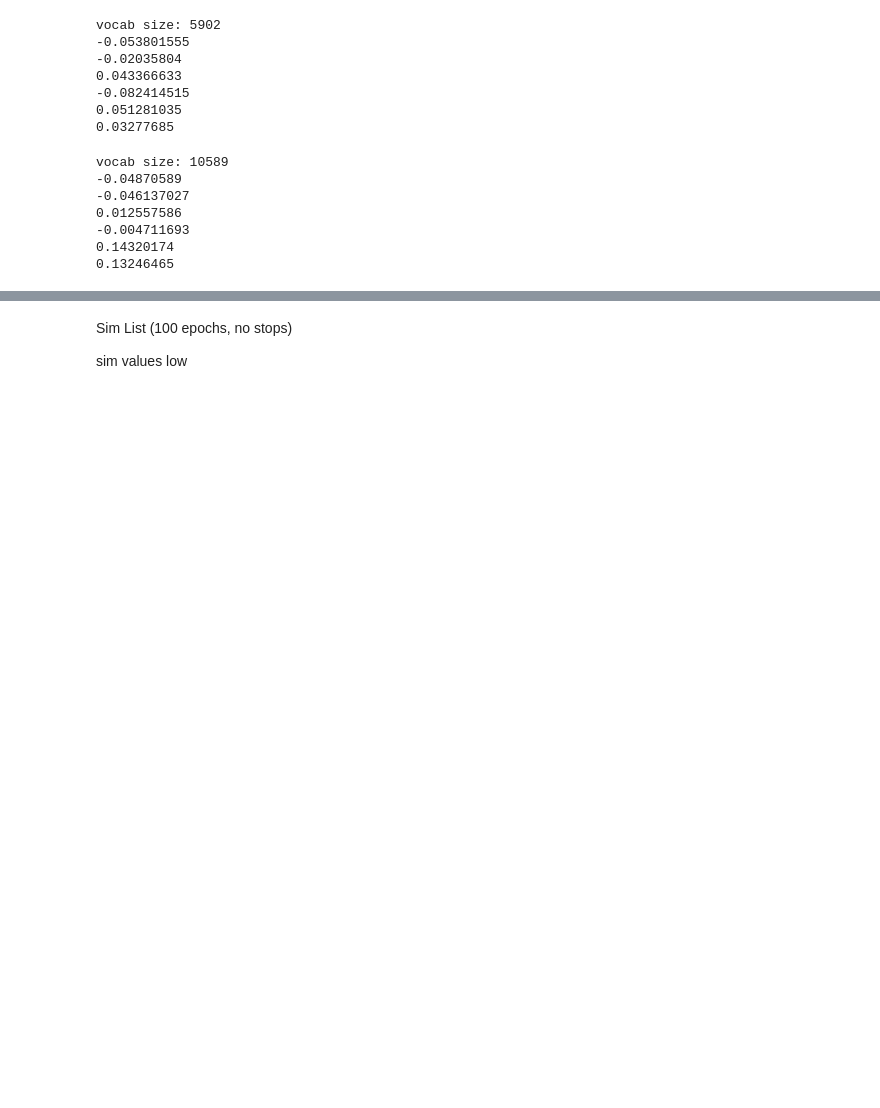
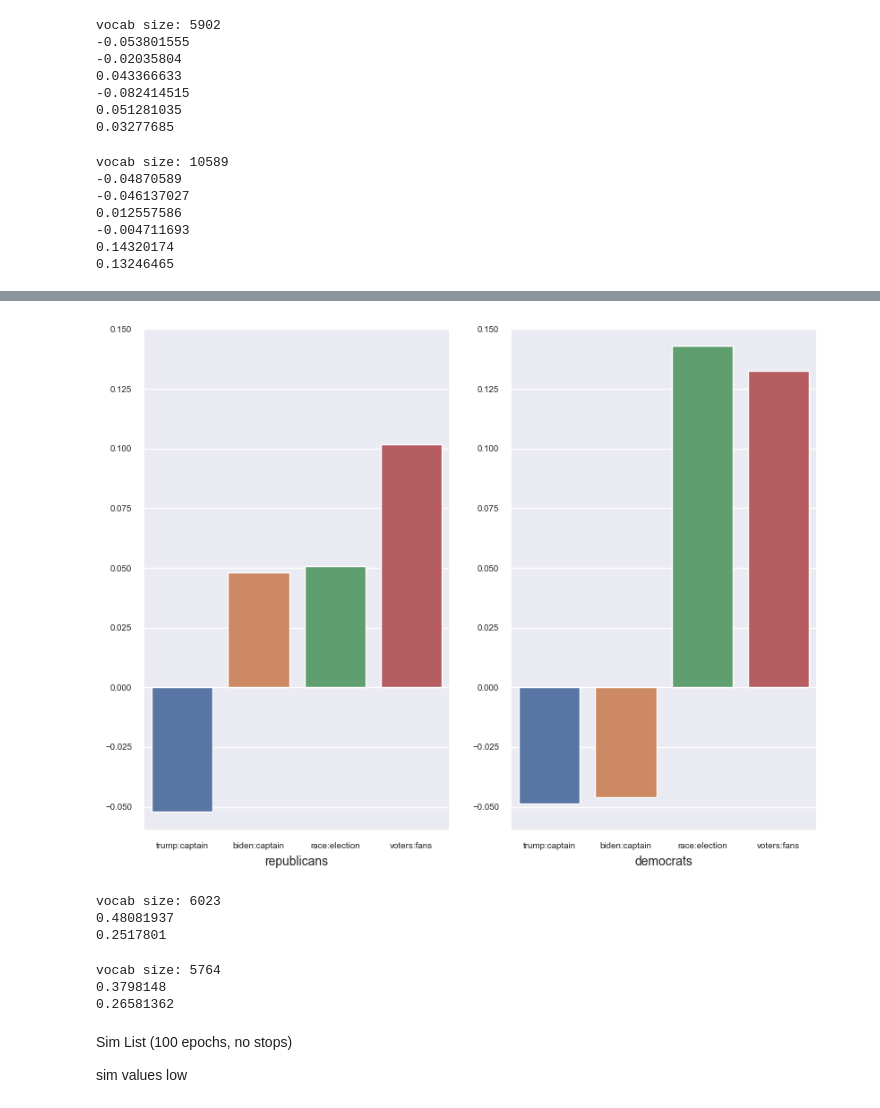
Before and after one commit to tatami-galaxy/sports-language-in-politics, a Jupyter notebook: experiments/notebooks/analogies_word2vec.ipynb, the cells around one changed output, grey strips where cells are left out. Cells and saved outputs as stored; diff of their text form; code cells hidden in the pictures; blank space fills up the shorter version.

```diff
--- a/experiments/notebooks/analogies_word2vec.ipynb
+++ b/experiments/notebooks/analogies_word2vec.ipynb
@@ -260,3 +413,63 @@ vocab size: 10589
+# %%
+# the_donald, politics, 100 epochs, no stop words, min word freq=20
+
+rep_dict = {
+    'trump:captain': -0.05194399,
+    'biden:captain': 0.047983184,
+    #'trump:qb': -0.03879067,
+    #'biden:qb': -0.1112338,
+    'race:election': 0.050589863,
+    'voters:fans': 0.10164413,
+}
+
+dem_dict = {
+    'trump:captain': -0.04870589,
+    'biden:captain': -0.046137027,
+    #'trump:qb': 0.012557586,
+    #'biden:qb': -0.004711693,
+    'race:election': 0.14320174,
+    'voters:fans': 0.13246465,
+}
+
+rep_df = pl.DataFrame(rep_dict)
+dem_df = pl.DataFrame(dem_dict)
+
+sns.set(rc={'figure.figsize':(9.7,7.27)})
+
+f, axes = plt.subplots(1, 2)
+a = sns.barplot(data=rep_df.to_pandas(), orient='v' , ax=axes[0])
+b = sns.barplot(data=dem_df.to_pandas(), orient='v' , ax=axes[1])
+
+a.tick_params(labelsize=7)
+b.tick_params(labelsize=7)
+
+a.set_xlabel("republicans",fontsize=10)
+b.set_xlabel("democrats",fontsize=10)
+
+a.set(ylim=(-0.06, 0.15))
+b.set(ylim=(-0.06, 0.15))
+
+plt.show()
+# %% [output]
+[figure, added]
+# %%
+# with stop words, 100 epochs
+embeddings_norm, vocab = get_embeddings_and_vocab('politics')
+get_sim('good', 'bad', embeddings_norm, vocab)
+get_sim('red', 'blue', embeddings_norm, vocab)
+# %% [output]
+vocab size: 6023
+0.48081937
+0.2517801
+# %%
+# with stop words, 100 epochs
+embeddings_norm, vocab = get_embeddings_and_vocab('the_donald')
+get_sim('good', 'bad', embeddings_norm, vocab)
+get_sim('red', 'blue', embeddings_norm, vocab)
+# %% [output]
+vocab size: 5764
+0.3798148
+0.26581362
 # %% [markdown]
 Sim List (100 epochs, no stops)
 
```
Also changed, not shown: parts of 10 cells of this notebook, 4 other files.
